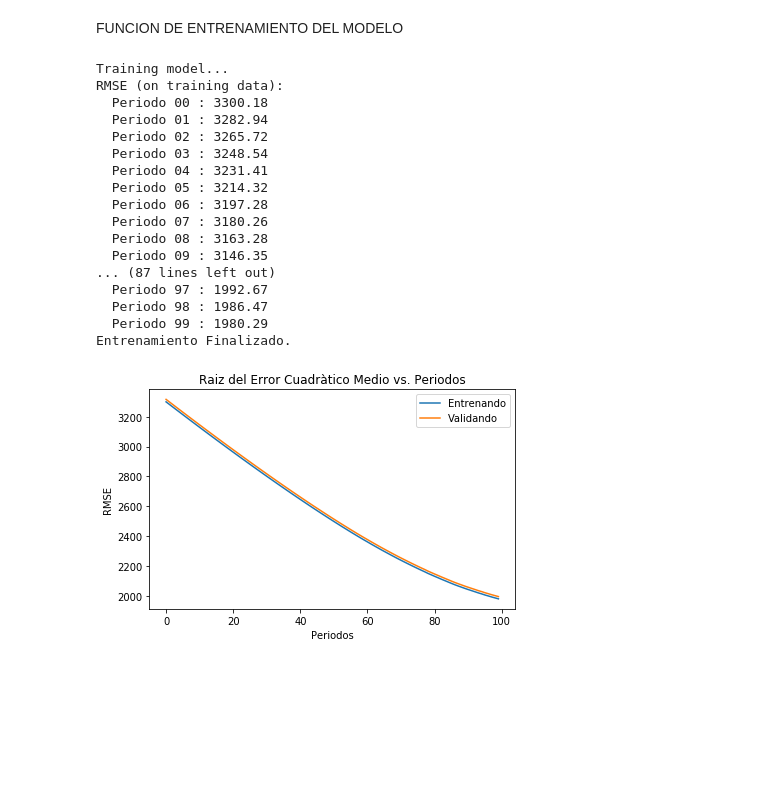
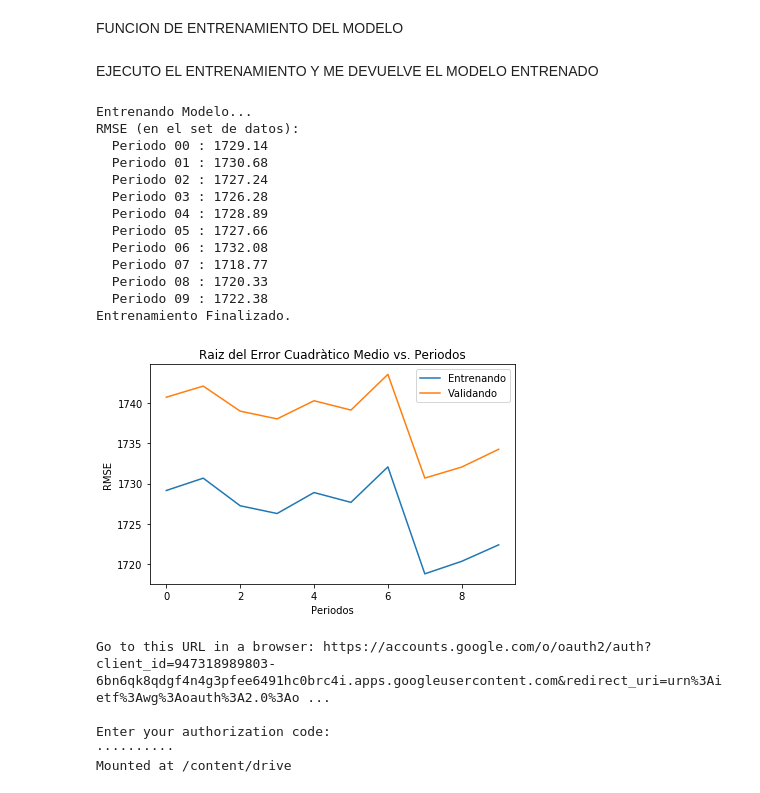
Before and after one commit to luctiz/Grupo43-TP2, a Jupyter notebook: TensorFlow_TP2.ipynb, the cells around one changed output. Cells and saved outputs as stored; diff of their text form; code cells hidden in the pictures; blank space fills up the shorter version.

```diff
--- a/TensorFlow_TP2.ipynb
+++ b/TensorFlow_TP2.ipynb
@@ -263,8 +270,8 @@ mexico_housing_dataframe = train
 # %%
 #PREPOCESAMIENTO DE DATOS
 
-def preprocess_features(california_housing_dataframe):
-  selected_features = california_housing_dataframe[
+def preprocess_features(mexico_housing_dataframe):
+  selected_features = mexico_housing_dataframe[
     ["antiguedad",
      "habitaciones",
      "garages",
@@ -298,22 +305,6 @@ validation_examples = preprocess_features(mexico_housing_dataframe.tail(72000))
 validation_targets = preprocess_targets(mexico_housing_dataframe.tail(72000))
 # %% [markdown]
 FUNCIONES DE ENTRADAS
-# %%
-def my_input_fn(features, targets, batch_size=1, shuffle=True, num_epochs=None):
-    # Convertir pandas a un listado de numpy .
-    features = {key:np.array(value) for key,value in dict(features).items()}
-
-    # Construyendo un dataset, y configurando batching/repeating.
-    ds = Dataset.from_tensor_slices((features,targets)) # El limite es de 2GB
-    ds = ds.batch(batch_size).repeat(num_epochs)
-
-    # Mezclar Datos, si se especifica.
-    if shuffle:
-      ds = ds.shuffle(10000)
-
-    # Return del proximo batch de datos.
-    features, labels = ds.make_one_shot_iterator().get_next()
-    return features, labels
 # %% [markdown]
 FUNCION PARA ENTRADA DE VARIOS FEATURES
 # %%
@@ -399,32 +389,30 @@ def train_model(
   plt.legend()
 
   return linear_regressor
+# %% [markdown]
+EJECUTO EL ENTRENAMIENTO Y ME DEVUELVE EL MODELO ENTRENADO
 # %%
 linear_regressor = train_model(
-    learning_rate=0.00003,
-    steps=50000,
-    batch_size=5,
+    learning_rate=0.003,
+    steps=500000,
+    batch_size=6,
     training_examples=training_examples,
     training_targets=training_targets,
     validation_examples=validation_examples,
     validation_targets=validation_targets,
-    periods=100)
+    periods=10)
 # %% [output]
-Training model...
-RMSE (on training data):
-  Periodo 00 : 3300.18
-  Periodo 01 : 3282.94
-  Periodo 02 : 3265.72
-  Periodo 03 : 3248.54
-  Periodo 04 : 3231.41
-  Periodo 05 : 3214.32
-  Periodo 06 : 3197.28
-  Periodo 07 : 3180.26
-  Periodo 08 : 3163.28
-  Periodo 09 : 3146.35
-... (87 lines left out)
-  Periodo 97 : 1992.67
-  Periodo 98 : 1986.47
-  Periodo 99 : 1980.29
+Entrenando Modelo...
+RMSE (en el set de datos):
+  Periodo 00 : 1729.14
+  Periodo 01 : 1730.68
+  Periodo 02 : 1727.24
+  Periodo 03 : 1726.28
+  Periodo 04 : 1728.89
+  Periodo 05 : 1727.66
+  Periodo 06 : 1732.08
+  Periodo 07 : 1718.77
+  Periodo 08 : 1720.33
+  Periodo 09 : 1722.38
 Entrenamiento Finalizado.
-[figure, old version]
+[figure, new version]
@@ -430,0 +441,9 @@ Entrenamiento Finalizado.
+# %%
+from google.colab import drive
+drive.mount('/content/drive')
+# %% [output]
+Go to this URL in a browser: https://accounts.google.com/o/oauth2/auth?client_id=947318989803-6bn6qk8qdgf4n4g3pfee6491hc0brc4i.apps.googleusercontent.com&redirect_uri=urn%3Aietf%3Awg%3Aoauth%3A2.0%3Ao ...
+
+Enter your authorization code:
+··········
+Mounted at /content/drive
```
Also changed, not shown: parts of 9 cells of this notebook.
